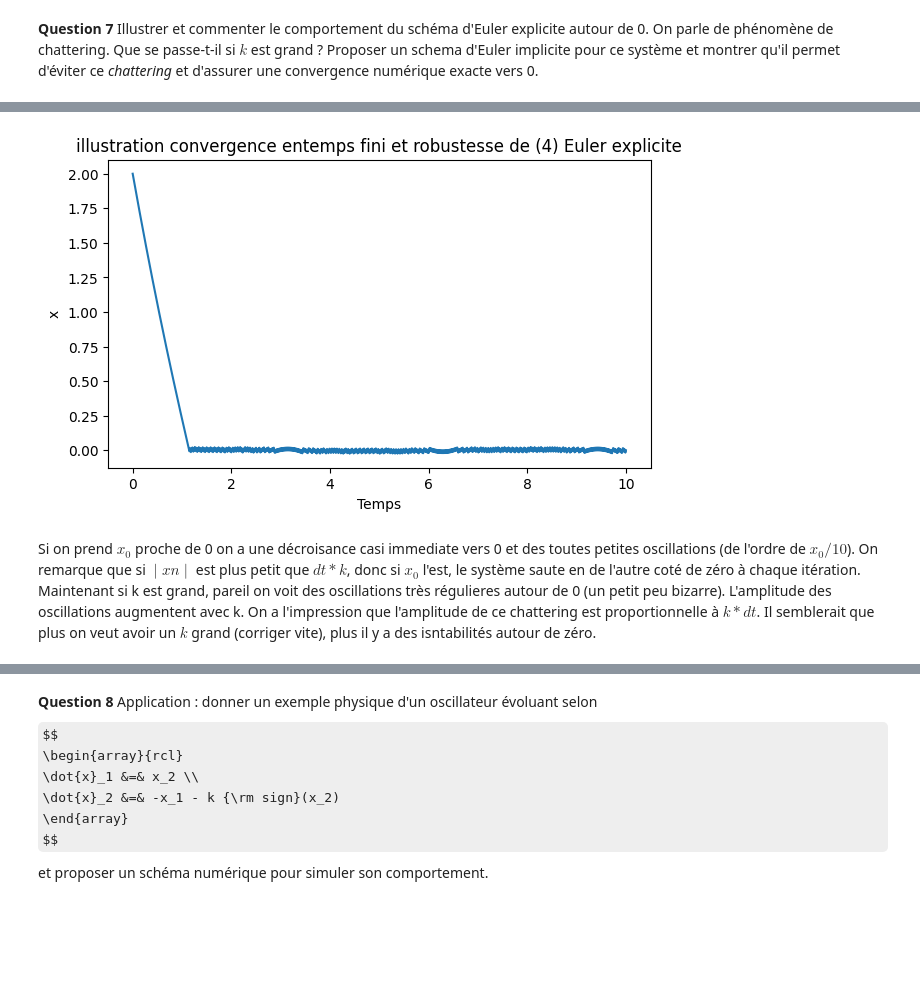
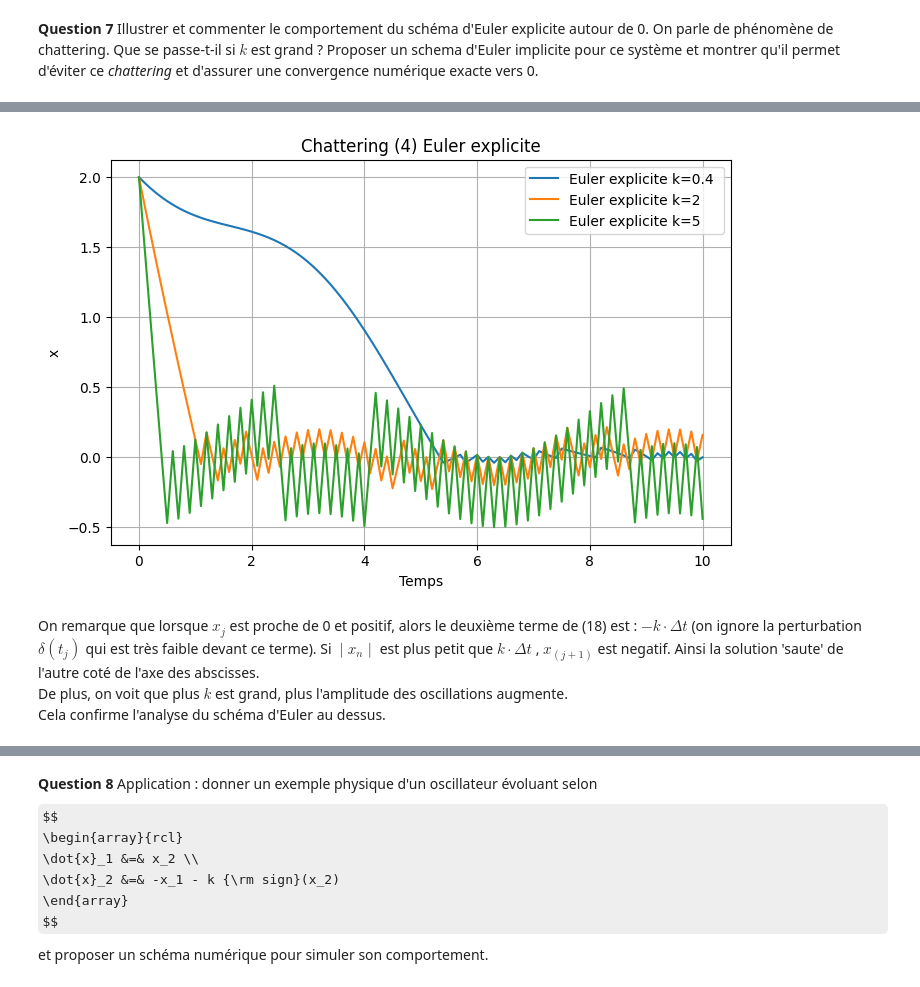
Before and after one commit to eleonoredt/projet_info_UE11, a Jupyter notebook: projet-2.ipynb, the cells around one changed output, grey strips where cells are left out. Drawn from its saved outputs; the diff is of its cells as text; code cells hidden in the pictures; some formulas as TeX source; blank space fills up the shorter version.

```diff
--- a/projet-2.ipynb
+++ b/projet-2.ipynb
@@ -216,18 +216,29 @@ def RK4(f, x0, t0, tf, dt):
     return time,sol
 # %%
 #avant de definir la fonction f on doit definir la perturbation delta t
-#on donne un gain k
-k = 2
-def delta(t):
-    return 0.5*np.sin(t)
+#on donne un delta_m pour respecter la condition
+delta_m = 0.3
+#on définit aussi un k, un pas dt et un temps final tf
+k = 1
+dt = 0.01
+tf = 10
+
+def delta(t): #
+    return delta_m*np.sin(t) #on respecte bien la condition valeur absolue de delta(t) inferieure ou égale à delta_m
+
 def f_perturbation(t,x):
     return -k * np.sign(x) +delta(t)
 
-t,x = RK4(f_perturbation, x0=5, t0=0, tf=10, dt=0.01)
+#on représente le schéma avec différentes valeurs de x_0, pour voir son influence
+plt.figure(figsize=(8,5))
+for x0 in [-2, 0, 2]:
+    t,x = RK4(f_perturbation, x0, t0, tf, dt)
+    plt.plot(t,x, label=f"$x_0={x0}$")
 
-plt.plot(t,x)
-plt.title('illustration convergence entemps fini et robustesse de (4) RK4')
-plt.xlabel('Temps')
+plt.title('méthode RK4 pour résoudre (4)')
+plt.xlabel('t')
 plt.ylabel('x')
+plt.legend()
+plt.grid()
 plt.show()
 # %% [output]
@@ -239,13 +254,20 @@ On voit très clairement une decroissance rapide vers 0. La solution semble atte
 # %%
 #on réutilise la fonction euler_explicite définie plus haut
-temps, solution = euler_explicit(f_perturbation, x0=2, t0=0, tf=10, dt=0.01)
-plt.plot(temps,solution)
-plt.title('illustration convergence entemps fini et robustesse de (4) Euler explicite')
+#on trace pour plusieurs valeurs de k
+plt.figure(figsize=(8,5))
+for k in [0.4, 2, 5]:
+    temps, solution = euler_explicit(f_perturbation, x0=2, t0=0, tf=10, dt=0.1)
+    plt.plot(temps,solution, label= f"Euler explicite k={k} ")
+
+plt.title('Chattering (4) Euler explicite')
 plt.xlabel('Temps')
 plt.ylabel('x')
+plt.legend()
+plt.grid()
 plt.show()
 # %% [output]
-[figure, old version]
+[figure, new version]
-# %% [markdown]
-Si on prend $x_0$ proche de 0 on a une décroisance casi immediate vers 0 et des toutes petites oscillations (de l'ordre de $x_0 / 10$).  On remarque que si $ ∣xn∣$ est plus petit que $dt*k$, donc si $x_0$ l'est, le système saute en de l'autre coté de zéro à chaque itération.
-Maintenant si k est grand, pareil on voit des oscillations très régulieres autour de 0 (un petit peu bizarre). L'amplitude des oscillations augmentent avec k. On a l'impression que l'amplitude de ce chattering est proportionnelle à $k*dt$. Il semblerait que plus on veut avoir un $k$ grand (corriger vite), plus il y a des isntabilités autour de zéro.
+# %% [markdown]
+On remarque que lorsque $x_j$ est proche de 0 et positif, alors le deuxième terme de (18) est : $-k \cdot \Delta t$ (on ignore la perturbation $\delta(t_j)$ qui est très faible devant ce terme). Si $∣x_n∣$ est plus petit que $k \cdot \Delta t$ , $x_(j+1)$ est negatif. Ainsi la solution 'saute' de l'autre coté de l'axe des abscisses.
+De plus, on voit que plus $k$ est grand, plus l'amplitude des oscillations augmente.
+Cela confirme l'analyse du schéma d'Euler au dessus.
```
Also changed, not shown: parts of 12 cells of this notebook.
